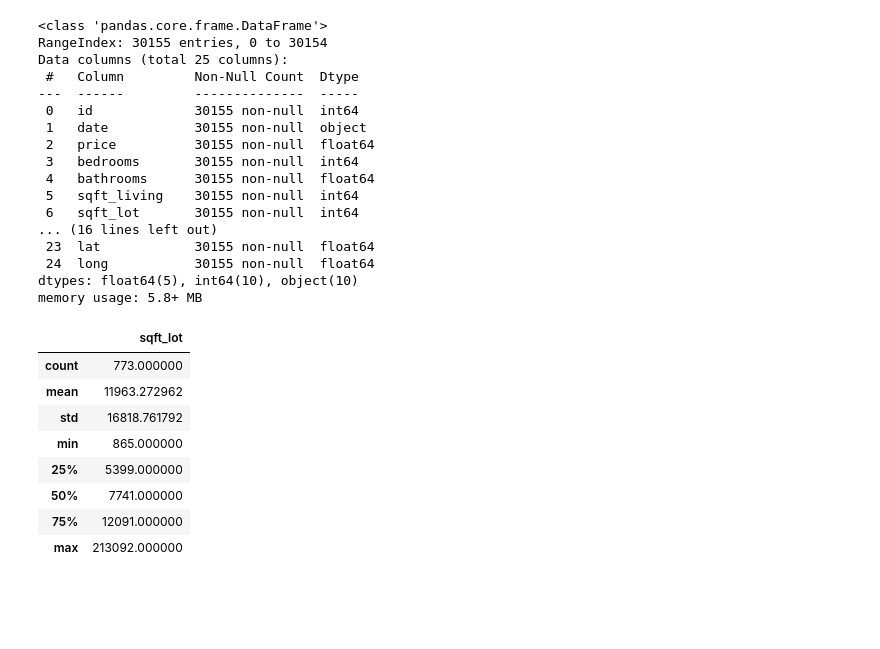
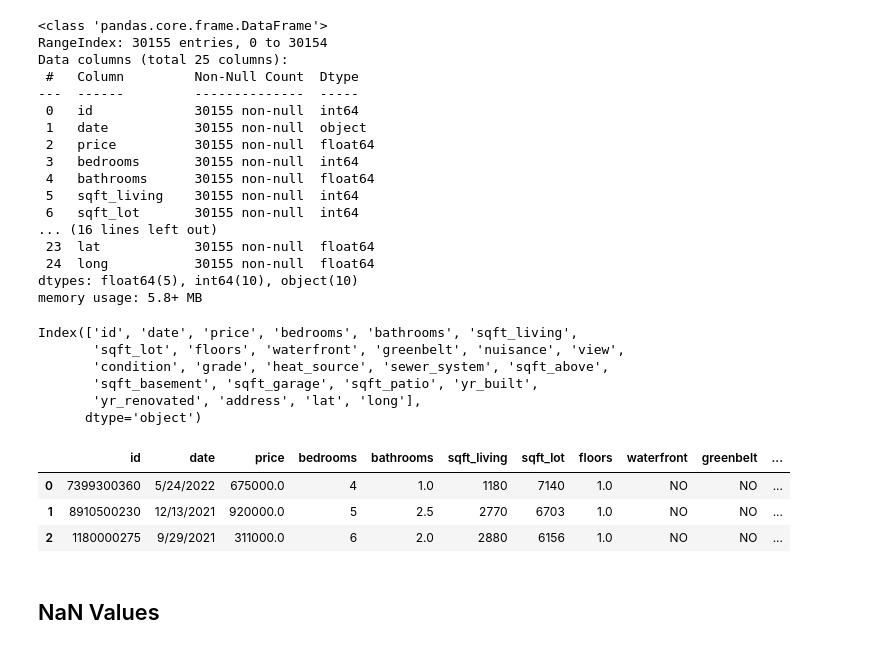
Before and after one commit to asoylatte03/KC_Housing_data, a Jupyter notebook: Data Preparation .ipynb, the cells around one changed output. Saved outputs shown, nothing was run; the diff lists cells and outputs as text; code cells hidden in the pictures; blank space fills up the shorter version.

```diff
--- a/Data Preparation .ipynb
+++ b/Data Preparation .ipynb
@@ -26,17 +31,21 @@ Data columns (total 25 columns):
  24  long           30155 non-null  float64
 dtypes: float64(5), int64(10), object(10)
 memory usage: 5.8+ MB
-# %%
-pd.set_option('display.max_columns', None)
-greenbelt_houses = housing_data.loc[housing_data['greenbelt'] == 'YES']
-greenbelt_houses.loc[:,['sqft_lot']].describe()
-# %% [output]
-|  | sqft_lot |
-| count | 773.000000 |
-| mean | 11963.272962 |
-| std | 16818.761792 |
-| min | 865.000000 |
-| 25% | 5399.000000 |
-| 50% | 7741.000000 |
-| 75% | 12091.000000 |
-| max | 213092.000000 |
+# %%
+# getting info on columns
+housing_data.columns
+# %% [output]
+Index(['id', 'date', 'price', 'bedrooms', 'bathrooms', 'sqft_living',
+       'sqft_lot', 'floors', 'waterfront', 'greenbelt', 'nuisance', 'view',
+       'condition', 'grade', 'heat_source', 'sewer_system', 'sqft_above',
+       'sqft_basement', 'sqft_garage', 'sqft_patio', 'yr_built',
+       'yr_renovated', 'address', 'lat', 'long'],
+      dtype='object')
+# %%
+# viewing first three records
+housing_data.head(3)
+# %% [output]
+|  | id | date | price | bedrooms | bathrooms | sqft_living | sqft_lot | floors | waterfront | greenbelt | ... |
+| 0 | 7399300360 | 5/24/2022 | 675000.0 | 4 | 1.0 | 1180 | 7140 | 1.0 | NO | NO | ... |
+| 1 | 8910500230 | 12/13/2021 | 920000.0 | 5 | 2.5 | 2770 | 6703 | 1.0 | NO | NO | ... |
+| 2 | 1180000275 | 9/29/2021 | 311000.0 | 6 | 2.0 | 2880 | 6156 | 1.0 | NO | NO | ... |
@@ -42,0 +55,2 @@ greenbelt_houses.loc[:,['sqft_lot']].describe()
+# %% [markdown]
+## NaN Values
```
Also changed, not shown: parts of 18 cells of this notebook, 1 other file.
